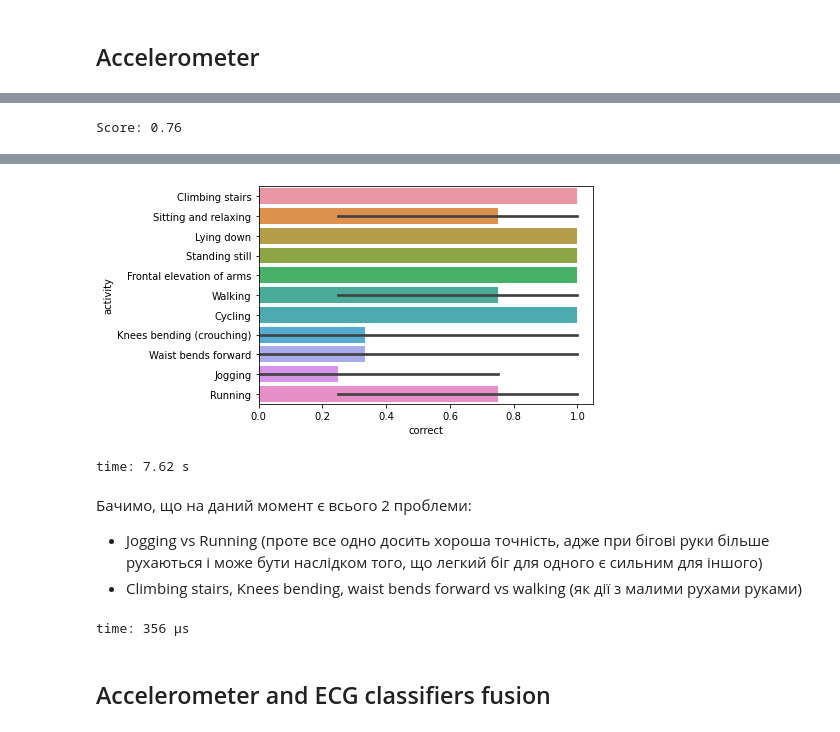
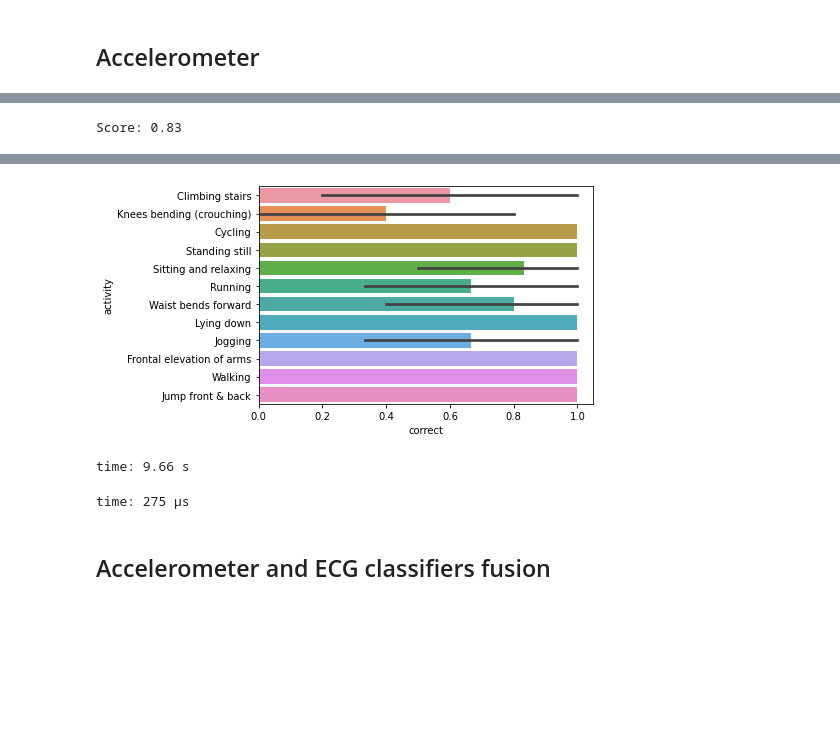
Before and after one commit to Midren/ActivityClassification, a Jupyter notebook: project.ipynb, the cells around one changed output, grey strips where cells are left out. Saved outputs shown, nothing was run; the diff lists cells and outputs as text; code cells hidden in the pictures; blank space fills up the shorter version.

```diff
--- a/project.ipynb
+++ b/project.ipynb
@@ -175,7 +177,7 @@ time: 894 µs
 # %% [markdown]
 ## Data Preprocessing
 # %%
-window_length = 30
+window_length = 20
 used_signals = ['ECG-1', 'ECG-2', 'timepoint']
 used_signals += [
     'acceleration, right-lower-arm (X axis)',
@@ -451,0 +454,29 @@ time: 803 µs
+# %%
+def get_filter_params(filter_ord_func, wp, ws, fs):
+    params = []
+    for stop in range(1, 1000):
+        try:
+            order, freq = filter_ord_func(wp=wp, ws=ws, gpass=3, gstop=stop, analog=False, fs=fs)
+        except:
+            continue
+        if order < 2:
+            continue
+        elif order > 10:
+            break
+        params.append((order, freq))
+    if not len(params):
+        raise ValueError("cannot find params")
+    return params
+
+def evaluate_filter(orig_sig, filtered):
+    return 1/orig_sig.size*np.sum((orig_sig - filtered)**2)
+
+def get_best_filter(orig_sig, wp, ws, btype, fs, filter_ord_func, filter_func, **args):
+    filter_params = get_filter_params(filter_ord_func, wp, ws, fs)
+    filters = []
+    for order, freq in filter_params:
+        b, a = filter_func(N=order, Wn=freq, btype=btype, analog=False, output='ba', fs=fs, **args)
+        res = signal.lfilter(b, a, orig_sig)
+        filters.append((b, a, evaluate_filter(orig_sig, res)))
+    filters.sort(key=lambda x: x[2])
+    return filters[0]
@@ -463,5 +499,5 @@ time: 5.27 ms
 # %%
 for signals, activity in signal_activity_pairs:
-    signals.iloc[:, 0] = signal.medfilt(signals.iloc[:, 0])
-    break
+    b, a, score = get_best_filter(signals.iloc[:, 0], 0.4, 0.6, 'highpass', fs, signal.buttord, signal.butter)
+    signals.iloc[:, 0] = signal.lfilter(b, a, signals.iloc[:, 0])
 # %% [output]
@@ -967,34 +1010,29 @@ time: 436 ms
 # %%
 params = {
             'C': np.arange(0.25, 14, 0.25),
             'kernel': ['poly', 'rbf', 'linear'],
             'degree': np.arange(1, 6, 1)
         }
 
-model = SVC()
-clf = GridSearchCV(model, params, n_jobs=5,
+clf = GridSearchCV(SVC(), params, n_jobs=5,
                cv=StratifiedKFold(random_state=42, shuffle=True),
                verbose=0, refit=True)
 
 scaler = StandardScaler()
 clf.fit(scaler.fit_transform(X_train), y_train)
-y_pred = clf.predict(scaler.transform(X_test))
+y_pred = clf.predict(scaler.fit_transform(X_test))
 score = accuracy_score(y_pred, y_test)
 print("Score: {:.2f}".format(score))
 show_result(y_pred, y_test)
 # %% [output]
-Score: 0.76
+Score: 0.83
 [interactive output not drawn]
-[figure, old version]
+[figure, new version]
-time: 7.62 s
+time: 9.66 s
-# %% [markdown]
-Бачимо, що на даний момент є всього 2 проблеми:
-- Jogging vs Running (проте все одно досить хороша точність, адже при бігові руки більше рухаються і може бути наслідком того, що легкий біг для одного є сильним для іншого)
-- Climbing stairs, Knees bending, waist bends forward vs walking (як дії з малими рухами руками)
 # %%
-best_params = {'C': 12.25, 'degree': 1, 'kernel': 'rbf'}
+best_params = {'C': 13, 'degree': 2, 'kernel': 'poly'}
 # %% [output]
-time: 356 µs
+time: 275 µs
 # %% [markdown]
 ## Accelerometer and ECG classifiers fusion
 # %%
```
Also changed, not shown: parts of 64 cells of this notebook.
